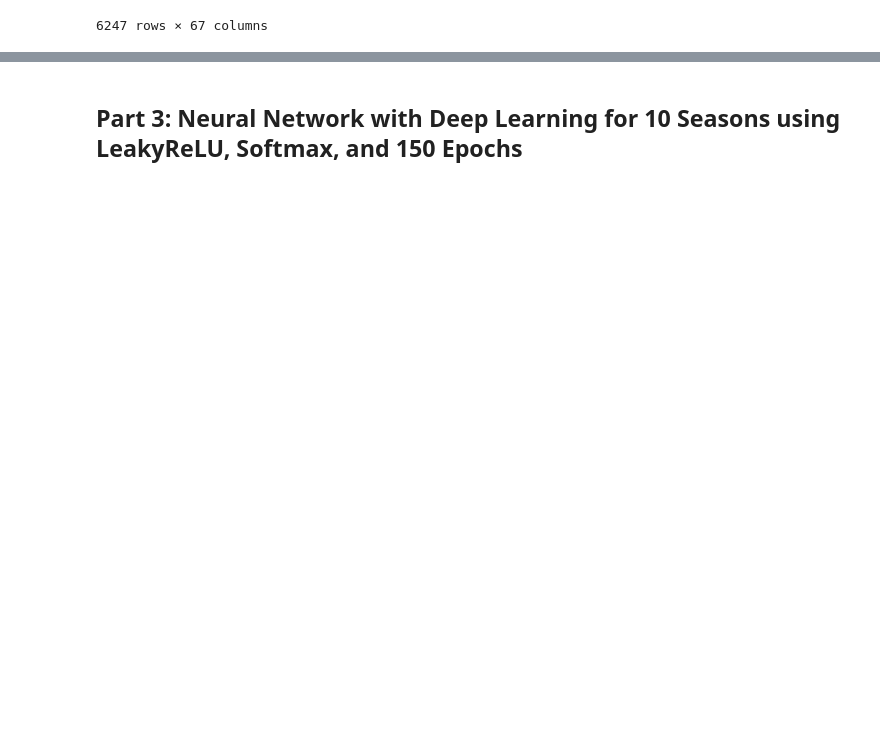
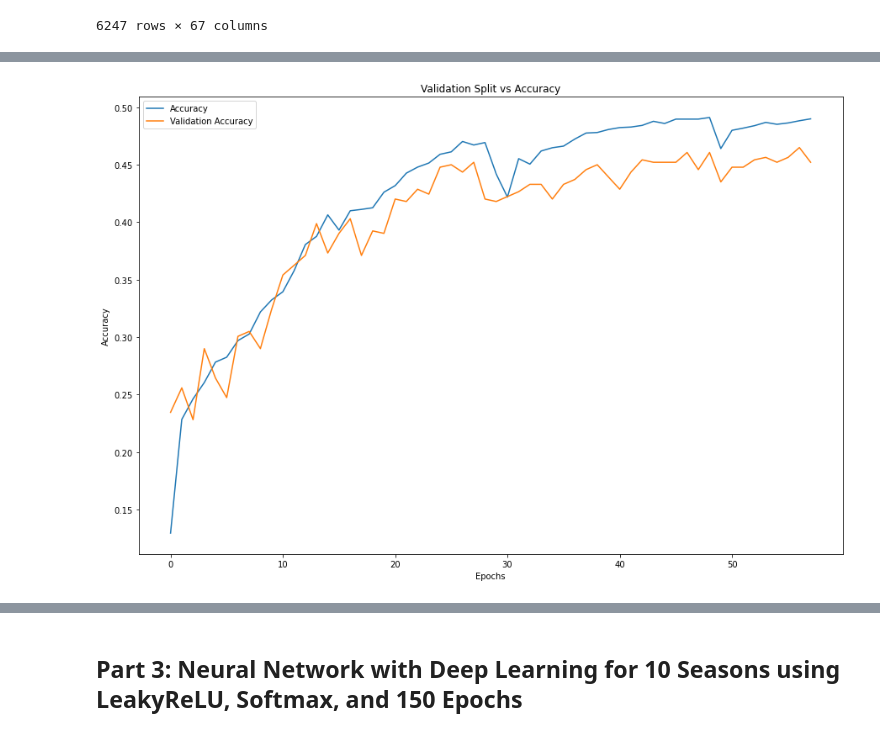
Before and after one commit to kheller18/nba-sports-betting-ml, a Jupyter notebook: NN_Over_Under.ipynb, the cells around one changed output, grey strips where cells are left out. Drawn from its saved outputs; the diff is of its cells as text; code cells hidden in the pictures; blank space fills up the shorter version.

```diff
--- a/NN_Over_Under.ipynb
+++ b/NN_Over_Under.ipynb
@@ -598,30 +660,30 @@ scaler = StandardScaler()
 X_scaler = scaler.fit(X_train)
 
 # Fit the scaler to the features training dataset
-X_train_scaled = X_scaler.transform(X_train)
-X_test_scaled = X_scaler.transform(X_test)
+X_train_scaled_2 = X_scaler.transform(X_train)
+X_test_scaled_2 = X_scaler.transform(X_test)
 # %%
 # Define the number of inputs to the model
 inputs_2 = len(X_train.iloc[0])
 
 # Display the amount of inputs
-display(inputs_2)
+print(f"The amount of inputs is {inputs_2}.")
 
 # Define the first hidden layer
 hidden_2_layer_1 = ((inputs_2 + 1) // 2) + 33
 
 # Display the amount of nodes
-display(hidden_2_layer_1)
+print(f"The amount of nodes in the first hidden layer is {hidden_2_layer_1}.")
 
 # Define the second hidden layer
-hidden_2_layer_2 = ((hidden_2_layer_1 + 1) // 2)
+hidden_2_layer_2 = ((hidden_2_layer_1 + 1) // 2) + 10
 
 # Display the amount of nodes
-display(hidden_2_layer_2)
+print(f"The amount of nodes in the second hidden layer is {hidden_2_layer_2}.")
 
 # Define the third hidden layer
 hidden_2_layer_3 = ((hidden_2_layer_2 + 1) // 2)
 
 # Display the amount of nodes
-display(hidden_2_layer_3)
+print(f"The amount of nodes in the third hidden layer is {hidden_2_layer_3}.")
 # %% [output]
@@ -639,7 +701,7 @@ neural_network_2.add(
     Dense(
         units=hidden_2_layer_1,
         input_dim=inputs_2,
-        activation='relu'
+        activation='LeakyReLU'
     )
 )
 
@@ -647,7 +709,15 @@ neural_network_2.add(
 neural_network_2.add(
     Dense(
         units=hidden_2_layer_2,
-        activation='relu'
+        activation='LeakyReLU'
+    )
+)
+
+# Third layer
+neural_network_2.add(
+    Dense(
+        units=hidden_2_layer_3,
+        activation='LeakyReLU'
     )
 )
 
@@ -686,9 +758,11 @@ neural_network_2.compile(
 )
 # %%
 # Fit the model using 150 epochs
-fit_model = neural_network_2.fit(
-    X_train_scaled,
+fit_model_2 = neural_network_2.fit(
+    X_train_scaled_2,
     y_train,
-    epochs=150
+    epochs=130,
+    validation_split=0.1,
+    callbacks=[early_stopping]
 )
 # %% [output]
@@ -724,0 +799,12 @@ Loss: 0.07219560444355011, Accuracy: 0.48143404722213745
+# %%
+# Plot the validation split against accuracy to verify the model is not overfitting
+plt.plot(fit_model_2.history['accuracy'])
+plt.plot(fit_model_2.history['val_accuracy'])
+plt.legend(['Accuracy','Validation Accuracy'])
+plt.title("Validation Split vs Accuracy")
+plt.xlabel("Epochs")
+plt.ylabel("Accuracy")
+plt.rcParams['figure.figsize'] = [15, 10]
+plt.show()
+# %% [output]
+[figure, added]
```
Also changed, not shown: parts of 62 cells of this notebook, 1 other file.
